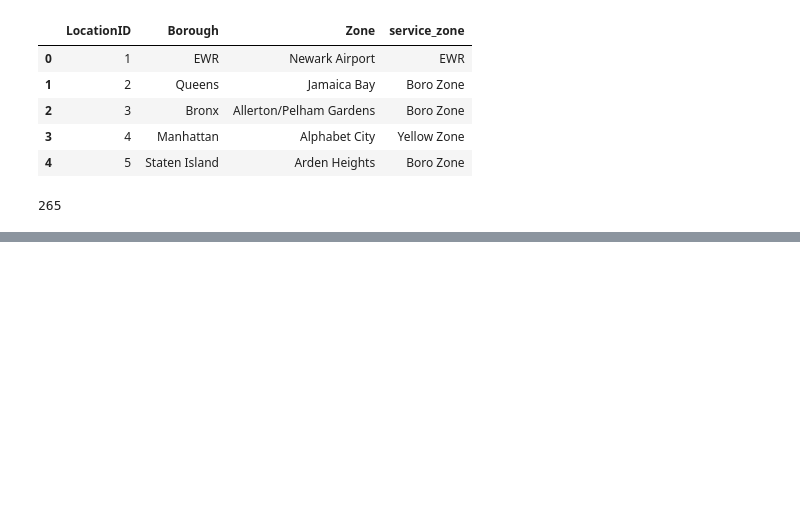
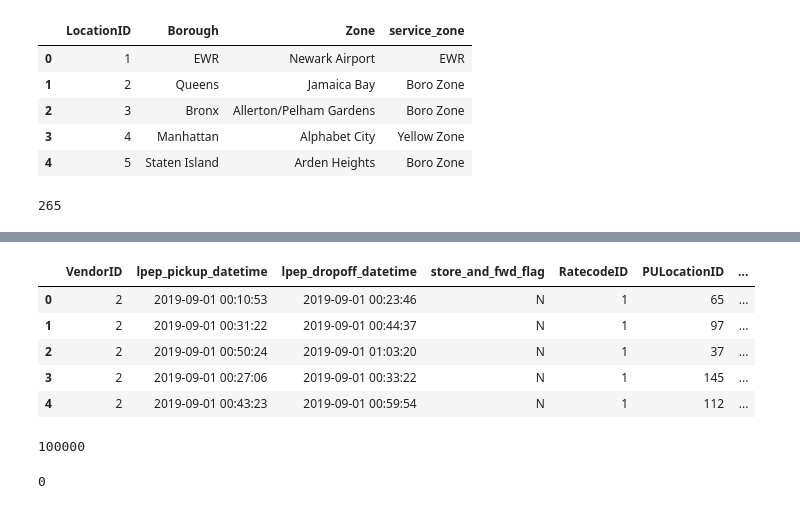
Before and after one commit to YoItsYong/zoomcamp2024, a Jupyter notebook: docker_sql/upload-data.ipynb, the cells around one changed output, grey strips where cells are left out. Saved outputs shown, nothing was run; the diff lists cells and outputs as text; code cells hidden in the pictures; blank space fills up the shorter version.

```diff
--- a/docker_sql/upload-data.ipynb
+++ b/docker_sql/upload-data.ipynb
@@ -123,0 +142,14 @@ df_zones.to_sql(name='zones', con=engine, if_exists='append')
+# %%
+df_green_taxi = pd.read_csv('green_tripdata_2019-09.csv.gz')
+# %%
+df_green_taxi.lpep_pickup_datetime = pd.to_datetime(df_green_taxi.lpep_pickup_datetime)
+df_green_taxi.lpep_dropoff_datetime = pd.to_datetime(df_green_taxi.lpep_dropoff_datetime)
+# %%
+df_green_taxi.head()
+# %% [output]
+|  | VendorID | lpep_pickup_datetime | lpep_dropoff_datetime | store_and_fwd_flag | RatecodeID | PULocationID | ... |
+| 0 | 2 | 2019-09-01 00:10:53 | 2019-09-01 00:23:46 | N | 1 | 65 | ... |
+| 1 | 2 | 2019-09-01 00:31:22 | 2019-09-01 00:44:37 | N | 1 | 97 | ... |
+| 2 | 2 | 2019-09-01 00:50:24 | 2019-09-01 01:03:20 | N | 1 | 37 | ... |
+| 3 | 2 | 2019-09-01 00:27:06 | 2019-09-01 00:33:22 | N | 1 | 145 | ... |
+| 4 | 2 | 2019-09-01 00:43:23 | 2019-09-01 00:59:54 | N | 1 | 112 | ... |
@@ -123,0 +160,4 @@ df_zones.to_sql(name='zones', con=engine, if_exists='append')
+# %%
+len(df_green_taxi)
+# %% [output]
+100000
@@ -123,0 +167,4 @@ df_zones.to_sql(name='zones', con=engine, if_exists='append')
+# %%
+df_green_taxi.head(n=0).to_sql(name='green_taxi_data', con=engine, if_exists='replace')
+# %% [output]
+0
```
Also changed, not shown: parts of 10 cells of this notebook, 6 other files.
